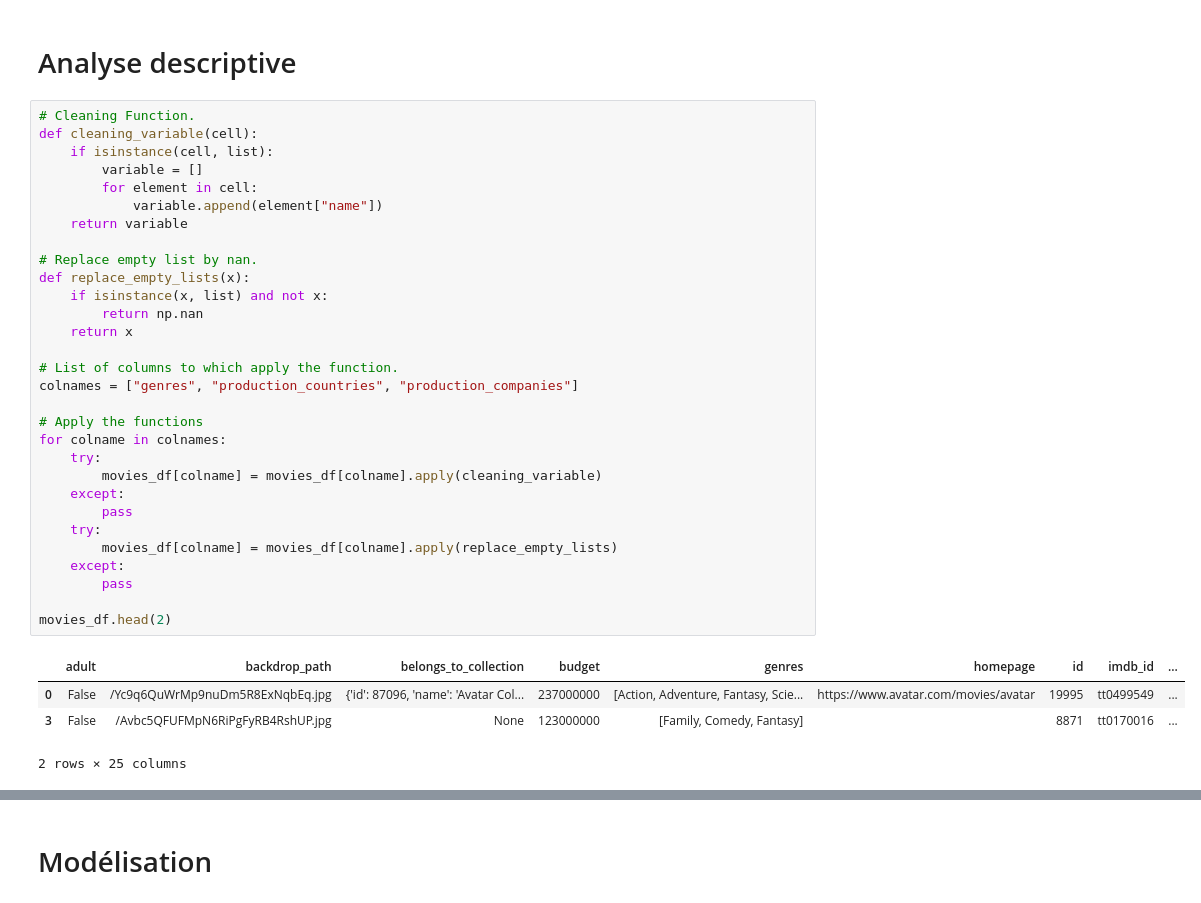
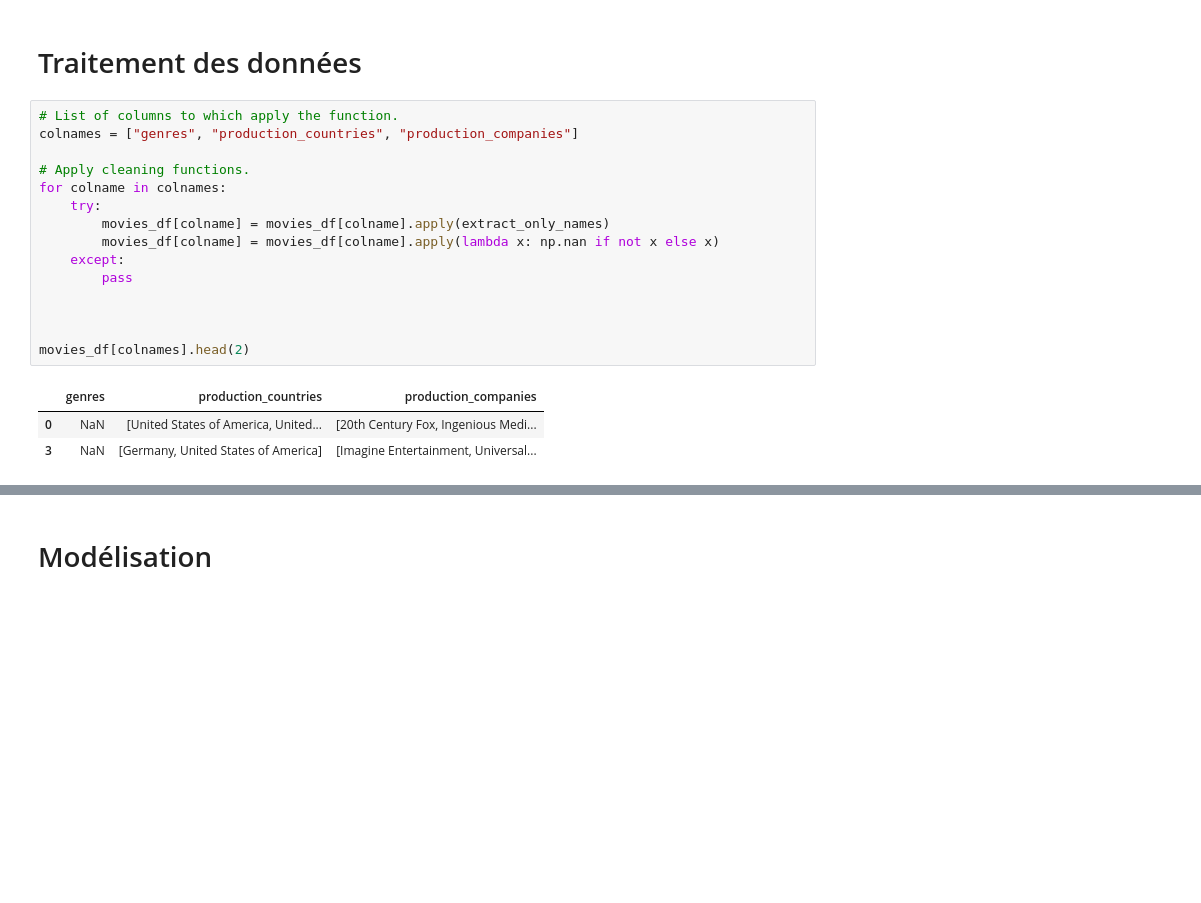
Before and after one commit to jomayans/Projet-Python, a Jupyter notebook: modelisation.ipynb, the cells around one changed output, grey strips where cells are left out. Saved outputs shown, nothing was run; the diff lists cells and outputs as text; blank space fills up the shorter version.

```diff
--- a/modelisation.ipynb
+++ b/modelisation.ipynb
@@ -31,37 +28,21 @@ movies_df.head(2)
 # %% [markdown]
-# Analyse descriptive
+# Traitement des données
 # %%
-# Cleaning Function.
-def cleaning_variable(cell):
-    if isinstance(cell, list):
-        variable = []
-        for element in cell:
-            variable.append(element["name"])
-    return variable
-
-# Replace empty list by nan.
-def replace_empty_lists(x):
-    if isinstance(x, list) and not x:
-        return np.nan
-    return x
-
 # List of columns to which apply the function.
 colnames = ["genres", "production_countries", "production_companies"]
 
-# Apply the functions
+# Apply cleaning functions.
 for colname in colnames:
     try:
-        movies_df[colname] = movies_df[colname].apply(cleaning_variable)
-    except:
-        pass
-    try:
-        movies_df[colname] = movies_df[colname].apply(replace_empty_lists)
+        movies_df[colname] = movies_df[colname].apply(extract_only_names)
+        movies_df[colname] = movies_df[colname].apply(lambda x: np.nan if not x else x)
     except:
         pass
 
-movies_df.head(2)
+
+
+movies_df[colnames].head(2)
 # %% [output]
-|  | adult | backdrop_path | belongs_to_collection | budget | genres | homepage | id | imdb_id | ... |
-| 0 | False | /Yc9q6QuWrMp9nuDm5R8ExNqbEq.jpg | {'id': 87096, 'name': 'Avatar Col... | 237000000 | [Action, Adventure, Fantasy, Scie... | https://www.avatar.com/movies/avatar | 19995 | tt0499549 | ... |
-| 3 | False | /Avbc5QFUFMpN6RiPgFyRB4RshUP.jpg | None | 123000000 | [Family, Comedy, Fantasy] |  | 8871 | tt0170016 | ... |
+|  | genres | production_countries | production_companies |
+| 0 | NaN | [United States of America, United... | [20th Century Fox, Ingenious Medi... |
+| 3 | NaN | [Germany, United States of America] | [Imagine Entertainment, Universal... |
-2 rows × 25 columns
```
Also changed, not shown: parts of 10 cells of this notebook, 2 other files.
